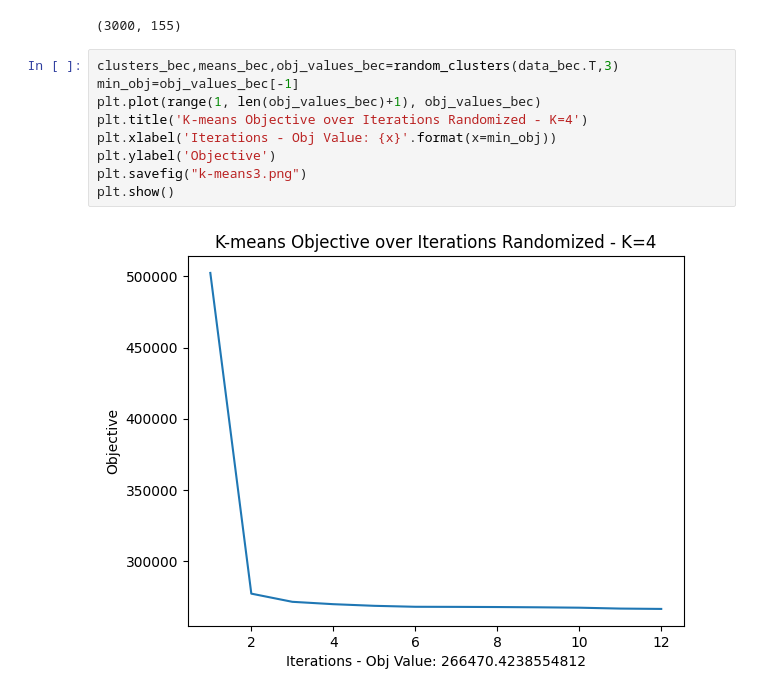
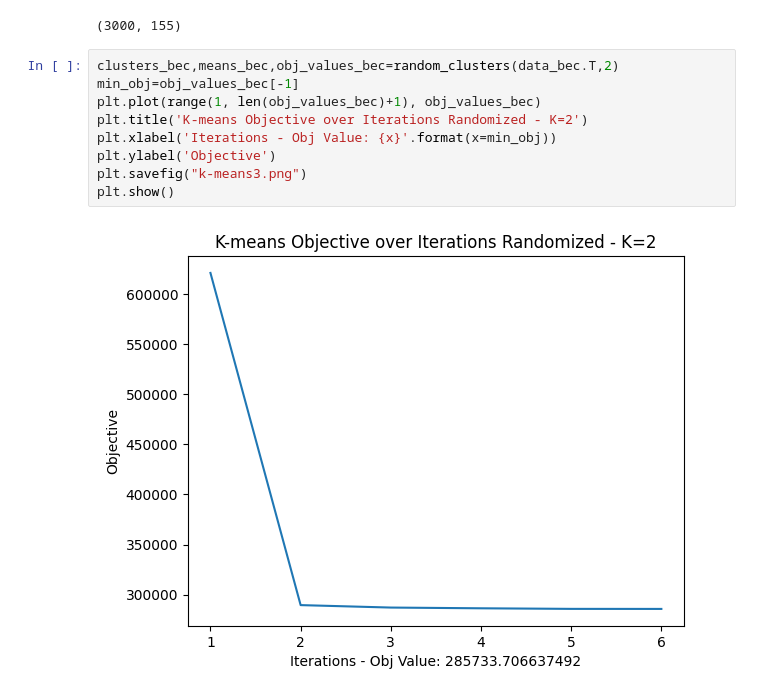
Before and after one commit to vratins/AsthmaClustering, a Jupyter notebook: kmeans_nb.ipynb, the cells around one changed output. Cells and saved outputs as stored; diff of their text form.

```diff
--- a/kmeans_nb.ipynb
+++ b/kmeans_nb.ipynb
@@ -148,16 +144,16 @@ data_bec.shape
 # %% [output]
 (3000, 155)
 # %%
-clusters_bec,means_bec,obj_values_bec=random_clusters(data_bec.T,3)
+clusters_bec,means_bec,obj_values_bec=random_clusters(data_bec.T,2)
 min_obj=obj_values_bec[-1]
 plt.plot(range(1, len(obj_values_bec)+1), obj_values_bec)
-plt.title('K-means Objective over Iterations Randomized - K=4')
+plt.title('K-means Objective over Iterations Randomized - K=2')
 plt.xlabel('Iterations - Obj Value: {x}'.format(x=min_obj))
 plt.ylabel('Objective')
 plt.savefig("k-means3.png")
 plt.show()
 # %% [output]
-[figure, old version]
+[figure, new version]
 # %%
 labels_bec = np.concatenate([np.full(len(sublist), i, dtype=int) for i, sublist in enumerate(clusters_bec)])
 ch_score_bec = calinski_harabasz_score(data_bec.T, labels_bec)
```
Also changed, not shown: parts of 7 cells of this notebook.
